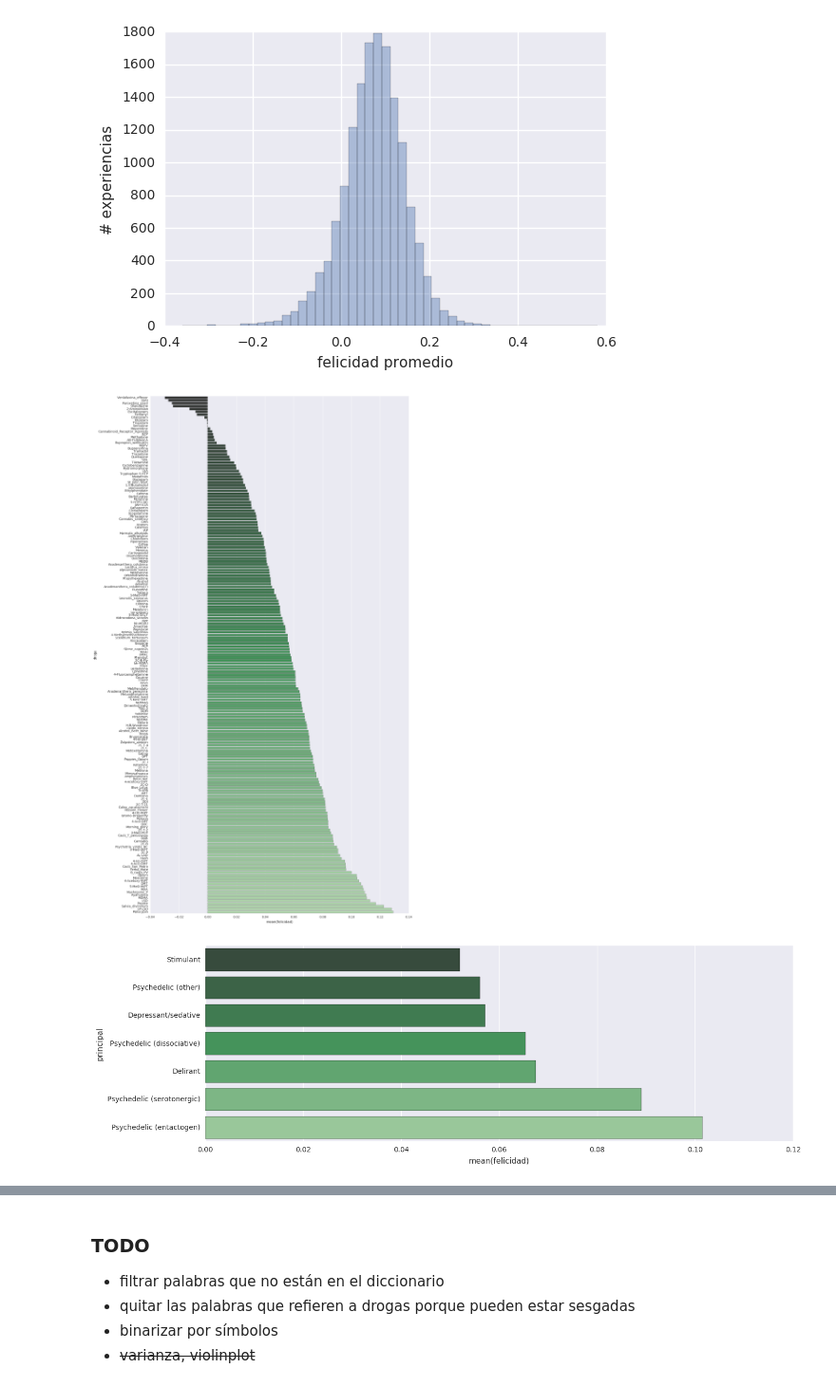
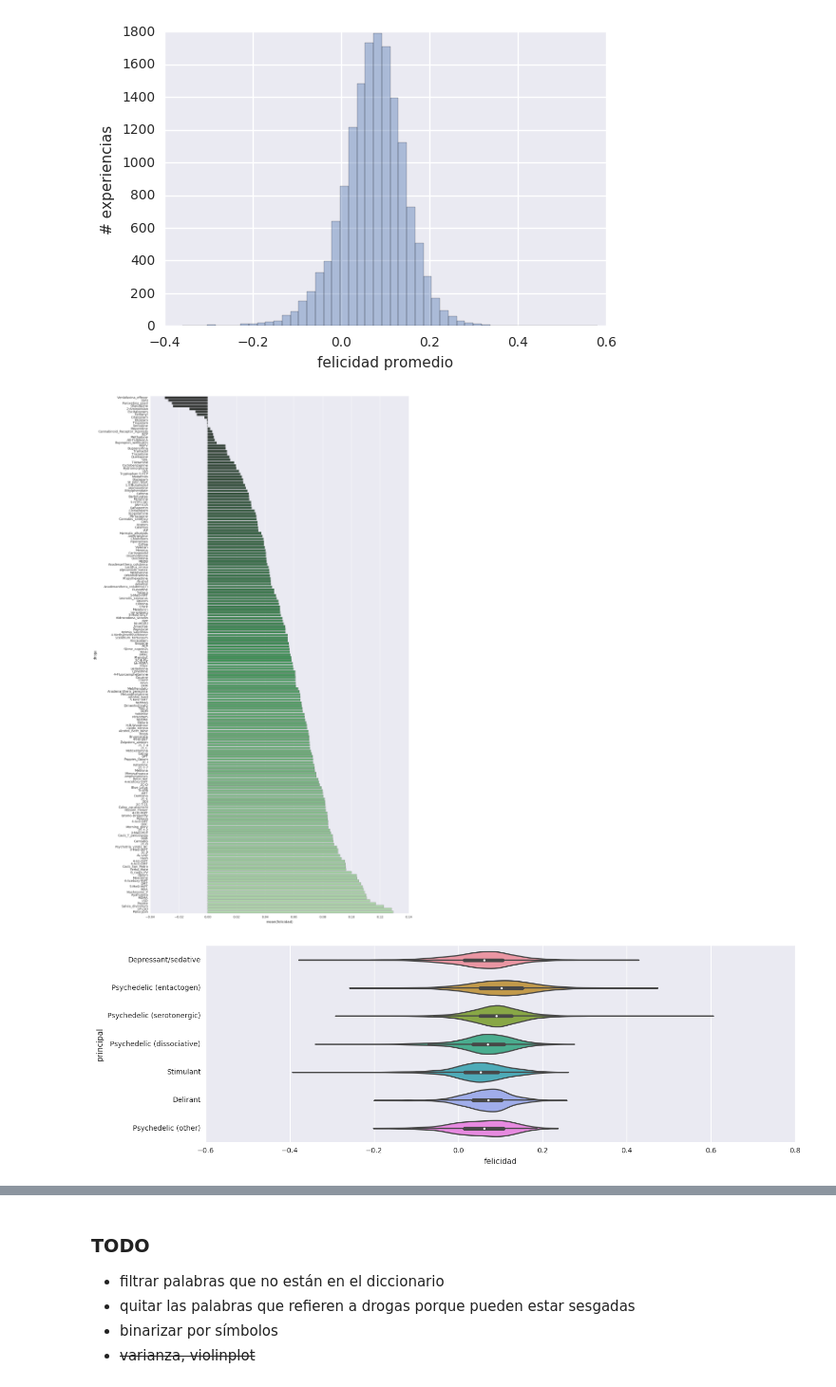
Before and after one commit to matiasbattocchia/tesis, a Jupyter notebook: Tesis.ipynb, the cells around one changed output, grey strips where cells are left out. Shown at 95% size. Saved outputs shown, nothing was run; the diff lists cells and outputs as text; code cells hidden in the pictures.

Commit message:
refactor; palabras más significativas de cada sección de cada grupo

```diff
--- a/Tesis.ipynb
+++ b/Tesis.ipynb
@@ -232,0 +224,4 @@ import re
+# %%
+erowid.rename({'exp':'experiencia', 'raices':'raíces'}, axis=1, inplace=True)
+erowid.set_index('experiencia', inplace=True)
+erowid.head()
@@ -251 +251,6 @@ for i, experiencia in ero.iterrows():
+# %%
+erowid['felicidad_raíces'] = erowid.raíces.apply(lambda x: Aseries([happiness.get(palabra, 0.0) for palabra in x]))
+# %%
+erowid['felicidad'] = erowid.felicidad_raíces.apply(lambda x: x.serie.mean())
+erowid['longitud']  = erowid.raíces.apply(len)
 # %%
@@ -255,4 +260,9 @@ plt.xlabel('felicidad promedio');
 # %% [output]
 [figure]
 # %%
-felicidad_droga = ero.groupby('droga').felicidad.mean().to_frame().reset_index().sort_values('felicidad')
+felicidad_droga = erowid.groupby('droga').felicidad.mean().to_frame().reset_index().sort_values('felicidad')
+
+fig, ax = plt.subplots(figsize=(15,30))
+sn.barplot(ax=ax, data=felicidad_droga, y='droga', x='felicidad', palette="Greens_d");
+# %% [output]
+[figure, added]
@@ -259,5 +289,8 @@ felicidad_droga = ero.groupby('droga').felicidad.mean().to_frame().reset_index()
+# %%
+erowid_categorías = pd.merge(erowid, clasificación, on='droga')
+erowid_categorías = erowid_categorías[erowid_categorías.principal != 'Antipsychotic/antidepressant']
 # %%
-fig, ax = plt.subplots(figsize=(15,30))
-sn.barplot(ax=ax, data=felicidad_droga, y='droga', x='felicidad', palette="Greens_d");
+fig, ax = plt.subplots(figsize=(15,5))
+sn.violinplot(x='felicidad', y='principal', data=erowid_categorías);
 # %% [output]
-[figure, old version]
+[figure, new version]
@@ -290,5 +296,0 @@ felicidad_categorías = ero_categorías.groupby('principal').felicidad.mean().to
-# %%
-fig, ax = plt.subplots(figsize=(15,5))
-sn.barplot(ax=ax, data=felicidad_categorías, y='principal', x='felicidad', palette="Greens_d");
-# %% [output]
-[figure, removed]
```
Also changed, not shown: parts of 78 cells of this notebook.
